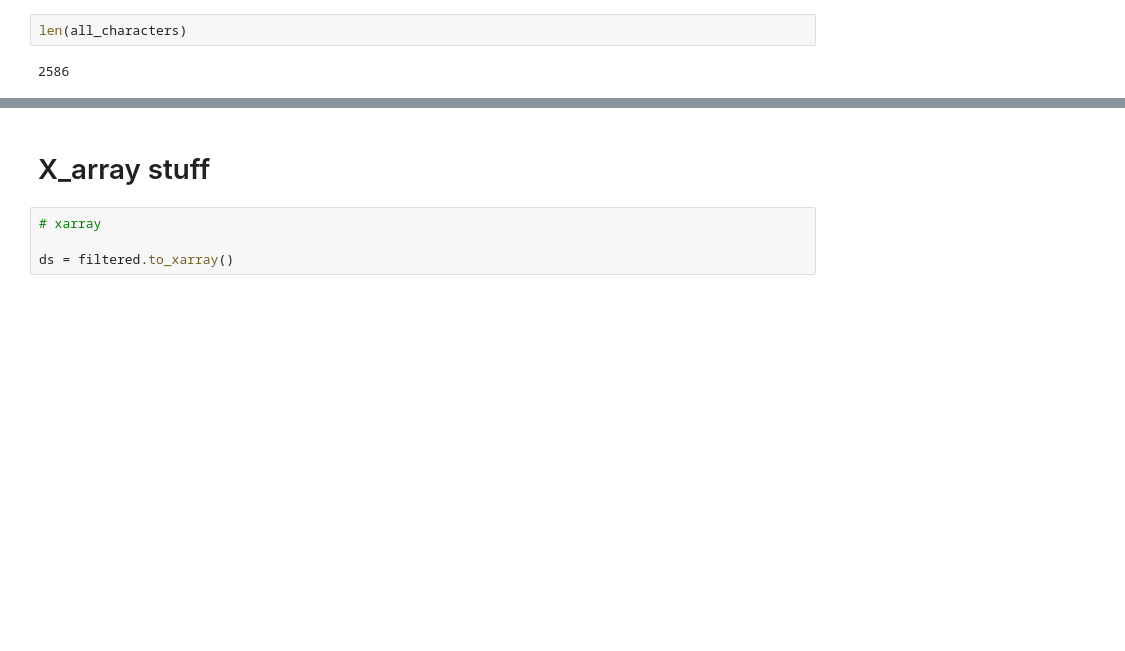
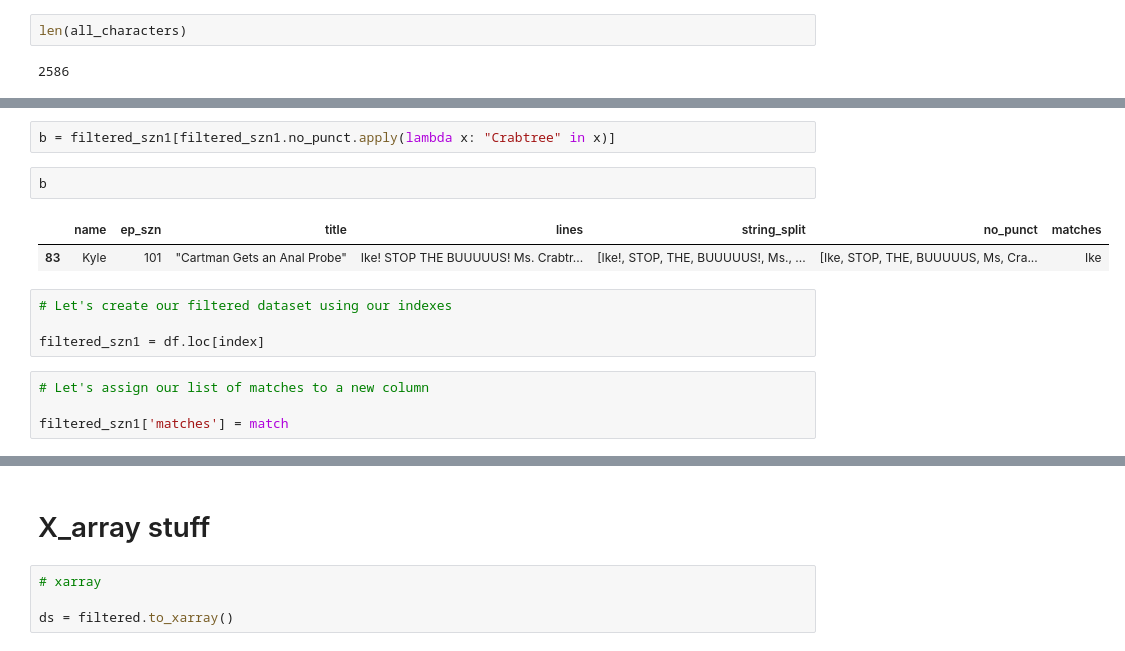
Before and after one commit to LouCapener/Network_analysis, a Jupyter notebook: Analysis.ipynb, the cells around one changed output, grey strips where cells are left out. Saved outputs shown, nothing was run; the diff lists cells and outputs as text; blank space fills up the shorter version.

```diff
--- a/Analysis.ipynb
+++ b/Analysis.ipynb
@@ -426,0 +495,15 @@ nx.degree_centrality(G3)
+# %%
+b = filtered_szn1[filtered_szn1.no_punct.apply(lambda x: "Crabtree" in x)]
+# %%
+b
+# %% [output]
+|  | name | ep_szn | title | lines | string_split | no_punct | matches |
+| 83 | Kyle | 101 | "Cartman Gets an Anal Probe" | Ike! STOP THE BUUUUUS! Ms. Crabtr... | [Ike!, STOP, THE, BUUUUUS!, Ms., ... | [Ike, STOP, THE, BUUUUUS, Ms, Cra... | Ike |
+# %%
+# Let's create our filtered dataset using our indexes
+
+filtered_szn1 = df.loc[index]
+# %%
+# Let's assign our list of matches to a new column
+
+filtered_szn1['matches'] = match
```
Also changed, not shown: parts of 45 cells of this notebook.
